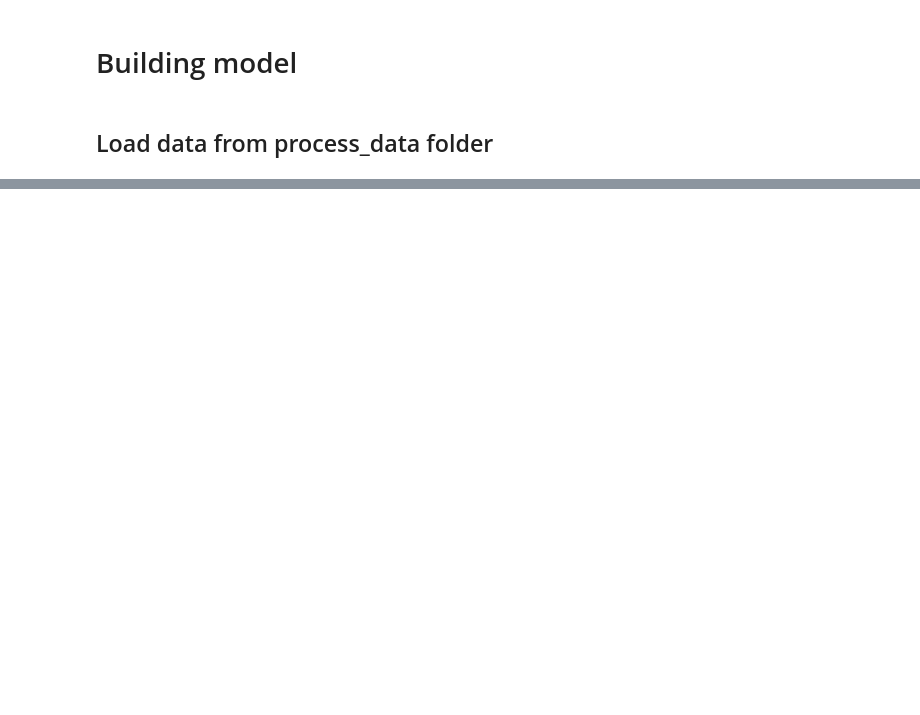
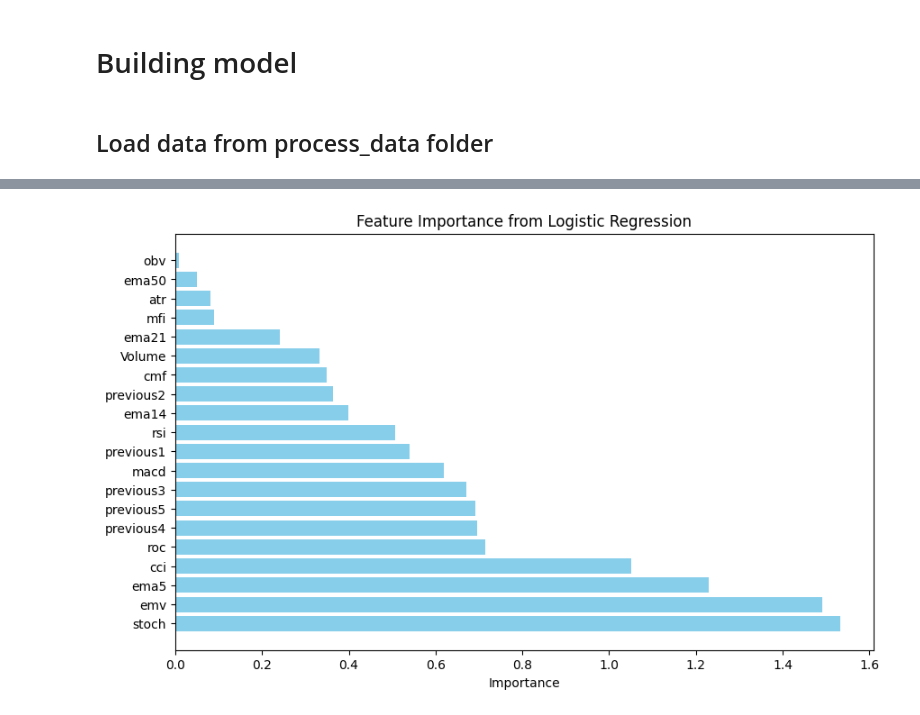
Before and after one commit to TranDuyKhanh20215213/DataScienceProject, a Jupyter notebook: Data-Science-Stock-Price-Prediction-main/main_code/modelling.ipynb, the cells around one changed output, grey strips where cells are left out. Drawn from its saved outputs; the diff is of its cells as text; code cells hidden in the pictures; blank space fills up the shorter version.

```diff
--- a/Data-Science-Stock-Price-Prediction-main/main_code/modelling.ipynb
+++ b/Data-Science-Stock-Price-Prediction-main/main_code/modelling.ipynb
@@ -22,4 +24,5 @@ for i in range(len(stock_symbols)):
 # %%
+from matplotlib import pyplot as plt
 import numpy as np
 from sklearn.model_selection import train_test_split
 from sklearn.preprocessing import MinMaxScaler
@@ -36,7 +39,7 @@ for stock in stock_symbols:
     print(f"Processing {stock}...")
 
     # # LOGISTIC REGRESSION
-    X = df[stock].loc[:, df[stock].columns != 'trend']
+    X = df[stock].loc[:, ~df[stock].columns.isin(['trend', 'today'])]
     y = df[stock]['trend']
 
     X_train, X_test, y_train, y_test = train_test_split(X, y, test_size=0.25, random_state=21)
@@ -56,72 +59,20 @@ for stock in stock_symbols:
     classification_rep = classification_report(y_test.values, predictions)
     print(f"{stock} Logistic Regression Classification Report:\n", classification_rep)
 
+    coefficients = lr.coef_[0]
 
-    #RANDOM FOREST
-    X = df[stock][['Volume', 'ema50', 'ema21',
-                          'ema14', 'ema5', 'rsi',
-                           'macd', 'roc', 'obv',
-                            'atr', 'cmf', 'emv',
-                             'stoch', 'cci', 'mfi']]
-    y = df[stock]['trend']
+    # Create a DataFrame for better visualization
+    feature_importance_df = pd.DataFrame({'Feature': X.columns, 'Importance': np.abs(coefficients)})
+    feature_importance_df = feature_importance_df.sort_values(by='Importance', ascending=False)
 
-    X_train, X_test, y_train, y_test = train_test_split(X, y, test_size=0.25, shuffle=False)
+    # Print feature importances
+    print(feature_importance_df)
 
-    rf = RandomForestClassifier(n_estimators=110, random_state=21)
-    rf.fit(X_train.values, y_train.values)
-
-    y_pred = rf.predict(X_test.values)
-    accuracy = accuracy_score(y_test.values, y_pred)
-    print(f"{stock} Random Forest Accuracy: {accuracy:.2f}")
-    classification_rep = classification_report(y_test.values, y_pred)
-    print(f"{stock} Random Forest Classification Report:\n", classification_rep)
-
-
-    # LSTM
-    X = df[stock].loc[:, df[stock].columns != 'trend']
-    y = df[stock]['trend']
-    scale = MinMaxScaler(feature_range=(0,1))
-    X_scaled = scale.fit_transform(X)
-
-    timesteps = 10
-    feature = X_scaled.shape[1]
-
-    test_len = int(len(X_scaled)*0.25)
-    train_len = X_scaled.shape[0] - test_len
-
-    X_train = []
-    y_train = []
-
-    for i in range(timesteps, train_len):
-        X_train.append(X_scaled[i-timesteps:i])
-        y_train.append(y.values[i])
-
-    X_train = np.asarray(X_train)
-    y_train = np.asarray(y_train)
-
-    X_test = []
-    y_test = []
-    for i in range(train_len-1, len(X_scaled)):
-        X_test.append(X_scaled[i-timesteps: i])
-        y_test.append(y.values[i])
-
-    X_test = np.asarray(X_test)
-    y_test = np.asarray(y_test)
-
-    model = Sequential()
-    model.add(LSTM(128, return_sequences=True, input_shape=(timesteps, feature)))
-    model.add(Dropout(0.1))
-    model.add(LSTM(64))
-    model.add(Dropout(0.1))
-    model.add(Dense(1, activation='sigmoid'))
-    model.compile(optimizer='adam', loss='mse')
-
-    model.fit(X_train, y_train, epochs=15, batch_size=8, validation_split=0.1, verbose=0)
-
-    y_pred = (model.predict(X_test) > 0.5).astype("int32")
-    accuracy = accuracy_score(y_test, y_pred)
-    print(f"{stock} LSTM Model Accuracy: {accuracy:.2f}")
-    classification_rep = classification_report(y_test, y_pred)
-    print(f"{stock} LSTM Classification Report:\n", classification_rep)
+    # Plot feature importances
+    plt.figure(figsize=(10, 6))
+    plt.barh(feature_importance_df['Feature'], feature_importance_df['Importance'], color='skyblue')
+    plt.xlabel('Importance')
+    plt.title('Feature Importance from Logistic Regression')
+    plt.show()
 # %% [output]
 Processing AMZN...
@@ -143,0 +95 @@ weighted avg       0.80      0.80      0.80       556
+[figure, added]
```
Also changed, not shown: parts of 6 cells of this notebook.
